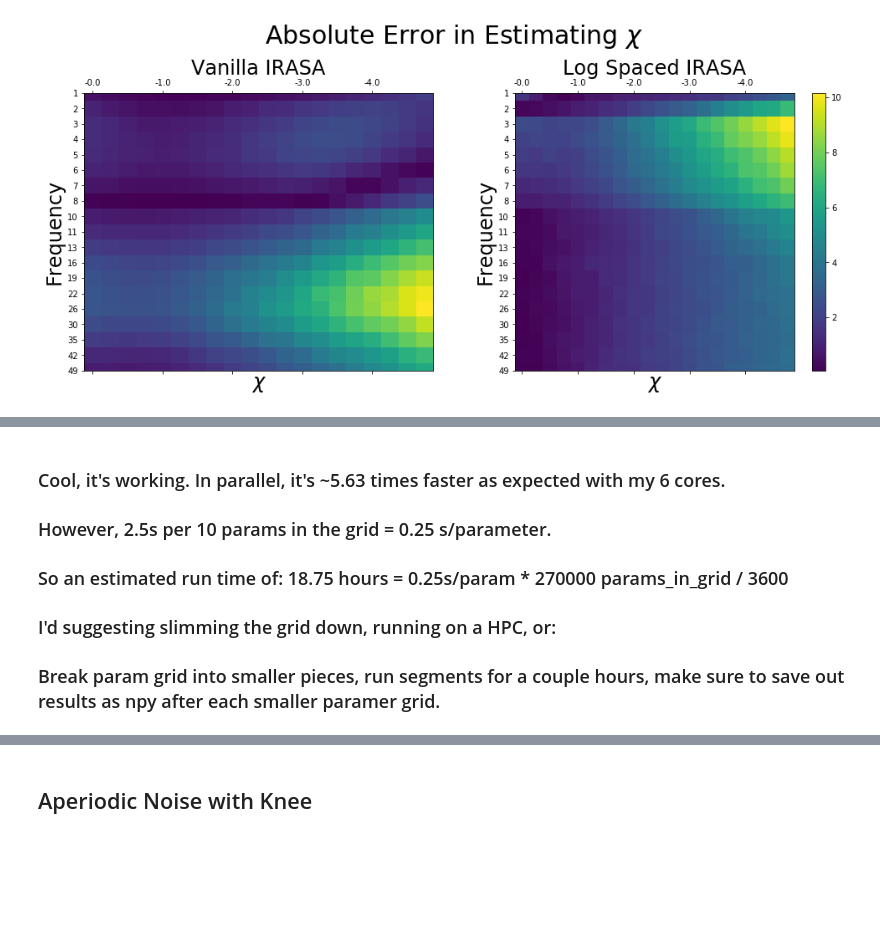
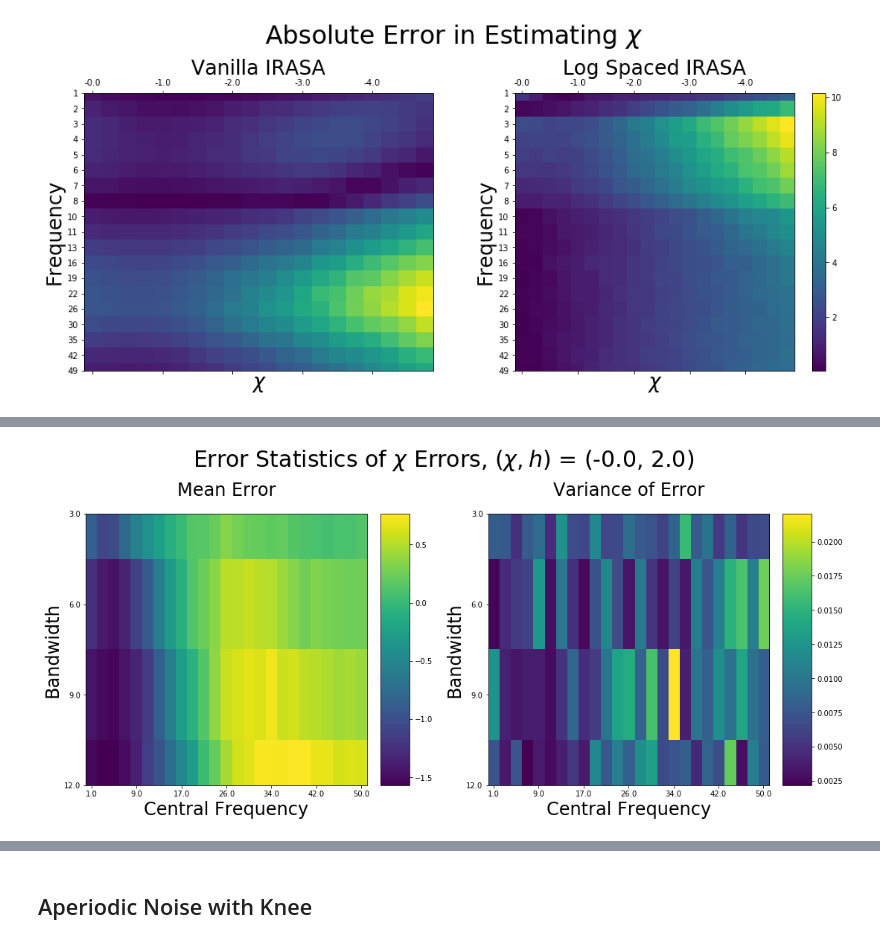
Before and after one commit to AperiodicMethods/AperiodicMethods, a Jupyter notebook: notebooks/EricIRASANotes.ipynb, the cells around one changed output, grey strips where cells are left out. Cells and saved outputs as stored; diff of their text form; code cells hidden in the pictures; blank space fills up the shorter version.

```diff
--- a/notebooks/EricIRASANotes.ipynb
+++ b/notebooks/EricIRASANotes.ipynb
@@ -712,8 +715,3 @@ num_rows = NUM_TRIALS*HEIGHTS.shape[0]*BANDWIDTHS.shape[0]*FREQS.shape[0]*CHIS.s
 columns = np.array(['chi', 'central_freq', 'rel_height', 'bandwidth', 'trial', 'chi_err'])
 df = pd.DataFrame(data=np.zeros((num_rows, columns.shape[0])), columns=columns)
 df[columns[:-1]] = parameter_grid
-# %%
-np.random.seed(0)
-
-parameter_grid = np.array(list(product(CHIS, FREQS, HEIGHTS, BANDWIDTHS, range(NUM_TRIALS))))
-print(np.shape(parameter_grid)) # Whoa, that's a big grid
@@ -779,25 +775,0 @@ fit_exps = [central_frequency_trial(N_SECONDS, FS, F_RANGE, *parameter_grid[idx,
-# %% [markdown]
-### Cool, it's working. In parallel, it's ~5.63  times faster as expected with my 6 cores.
-### However, 2.5s per 10 params in the grid = 0.25 s/parameter.
-### So an estimated run time of: 18.75 hours = 0.25s/param * 270000 params_in_grid / 3600
-### I'd suggesting slimming the grid down, running on a HPC, or:
-### Break param grid into smaller pieces, run segments for a couple hours, make sure to save out results as npy after each smaller paramer grid.
-# %%
-# Set random seed
-np.random.seed(0)
-
-# This experiment is very slow because the parameter grid is yuge.
-def parallel_func(args):
-    return central_frequency_trial(N_SECONDS, FS, F_RANGE, *args[:-1])
-
-tic = time()
-# NOTE: ProcessPoolExecutor will not work as is in jupyter notebook. Apparently you need to guard the code using if __name__ = '__main__'...
-# whatever.
-with concurrent.futures.ProcessPoolExecutor(max_workers=1) as executor:
-    irasa_exps = executor.map(parallel_func, parameter_grid)
-    for args, irasa_exp in zip(parameter_grid, irasa_exps):
-        chi, central_freq, rel_height, bandwidth, trial_idx = args
-        loc_mask = (df['chi'] == chi) & (df['central_freq'] == central_freq) & (df['rel_height'] == ht) & (df['bandwidth'] == bw) & (df['trial'] == trial_idx)
-        df.loc[loc_mask, 'chi_err'] = irasa_exp - chi
-toc = time()
-print(f"{toc-tic:.2f} seconds")
@@ -809,9 +784,8 @@ mean_var_df.columns = mean_var_df.columns.droplevel()
 # Finally, flatten the index
 mean_var_df = pd.DataFrame(mean_var_df.to_records())
 
-# plot_chis = CHIS[0:-1:3]
 plot_chis = [CHIS[0]]
-plot_heights = HEIGHTS[0:-1:2]
+plot_heights = [HEIGHTS[0],]
 
 for chi in plot_chis:
     for ht_idx, ht in enumerate(plot_heights):
@@ -828,35 +802,40 @@ for chi in plot_chis:
         ##################################
         #
         #  Vanilla IRASA Heat Maps
         #
         ##################################
 
         fig, axes = plt.subplots(1,2, figsize = (15,7), constrained_layout=True)
 
         fig.suptitle(rf"Error Statistics of $\chi$ Errors, $(\chi, h)$ = ({chi}, {ht})", fontsize=30)
 
-        # Grab the dynamic range of both mean errors
-        vmin = min(mean_errs_df.min().min(), mean_errs_df_log.min().min())
-        vmax = min(mean_errs_df.max().max(), mean_errs_df_log.max().max())
+        # Grab the dynamic range of mean errors and variances
+        vmin_mean = mean_errs_df.min().min()
+        vmax_mean = mean_errs_df.max().max()
+
+        vmin_var = vars_df.min().min()
+        vmax_var = vars_df.max().max()
 
         # Plot mean errors
-        cax_mean = axes[0].matshow(mean_errs_df, aspect='auto', vmin=vmin, vmax=vmax)
+        cax_mean = axes[0].matshow(mean_errs_df, aspect='auto', vmin=vmin_mean, vmax=vmax_mean)
         axes[0].set_xlabel("Central Frequency", fontsize=24)
         axes[0].set_ylabel("Bandwidth", fontsize=24)
         axes[0].set_title("Mean Error", fontsize=24)
         axes[0].tick_params(which='major', labelsize=10, labelbottom = True, bottom=True, top = False, labeltop=False)
         fig.colorbar(cax_mean, ax=axes[0])
 
         # Plot variance of errors
-        cax_var = axes[1].matshow(vars_df, aspect='auto', vmin=vmin, vmax=vmax)
+        cax_var = axes[1].matshow(vars_df, aspect='auto', vmin=vmin_var, vmax=vmax_var)
         axes[1].set_xlabel("Central Frequency", fontsize=24)
         axes[1].set_ylabel("Bandwidth", fontsize=24)
         axes[1].set_title("Variance of Error", fontsize=24)
         axes[1].tick_params(which='major', labelsize=10, labelbottom = True, bottom=True, top = False, labeltop=False)
         fig.colorbar(cax_var, ax=axes[1])
 
         # Set tick marks and tick labels
         plt.setp(axes, xticks=[idx for idx in range(0, FREQS.shape[0], 4)],
                 xticklabels=[FREQS[idx] for idx in range(0, FREQS.shape[0], 4)],
                 yticks=[idx for idx in range(0, BANDWIDTHS.shape[0])],
                 yticklabels=[BANDWIDTHS[idx] for idx in range(0, BANDWIDTHS.shape[0])]);
+# %% [output]
+[figure, added]
```
Also changed, not shown: parts of 27 cells of this notebook, 2 other files.
